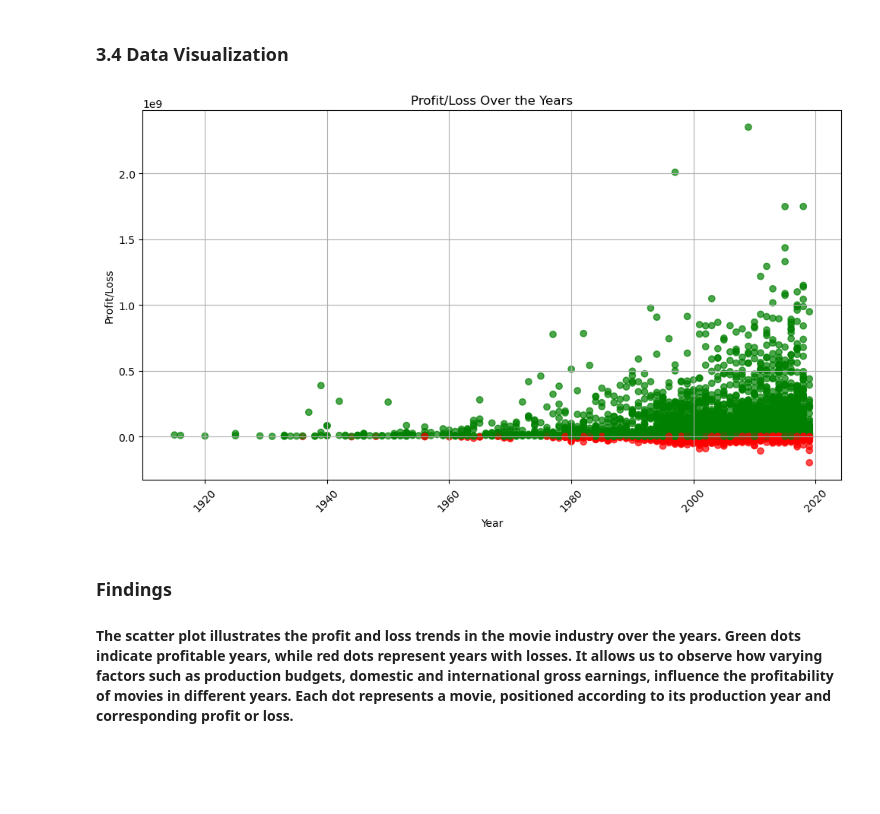
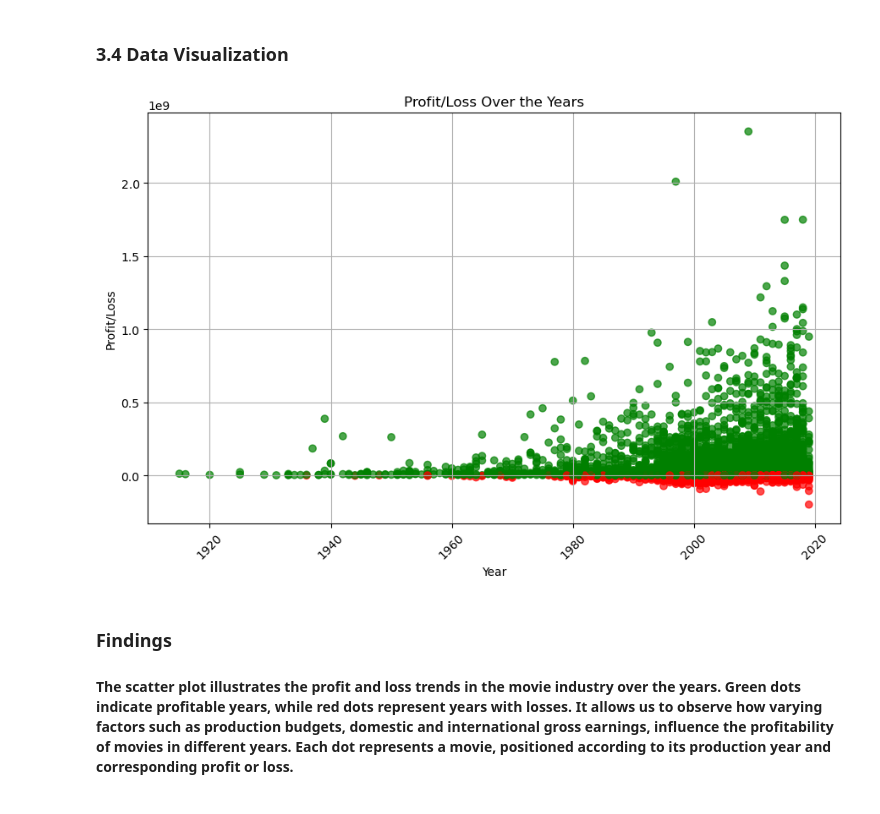
Before and after one commit to celinechege/Movie_analysis, a Jupyter notebook: student.ipynb, the cells around one changed output. Cells and saved outputs as stored; diff of their text form; code cells hidden in the pictures; blank space fills up the shorter version.

```diff
--- a/student.ipynb
+++ b/student.ipynb
@@ -432,20 +432,20 @@ dtype: int64
 # %%
 
 # Define colors for profit and loss
 colors = ['green' if profit_loss >= 0 else 'red' for profit_loss in movie_budgets['profit/loss']]
 
 # Plotting
-plt.figure(figsize=(10, 6))
+plt.figure(figsize=(9, 6))
 plt.scatter(movie_budgets['year'], movie_budgets['profit/loss'], color=colors, alpha=0.7)
 plt.xlabel('Year')
 plt.ylabel('Profit/Loss')
 plt.title('Profit/Loss Over the Years')
 plt.grid(True)  # Add grid lines for better visualization
 plt.xticks(rotation=45)  # Rotate x-axis labels for better readability
 plt.tight_layout()
 plt.show()
 # %% [output]
-[figure, old version]
+[figure, new version]
 # %% [markdown]
 ### Findings
 #### The scatter plot illustrates the profit and loss trends in the movie industry over the years. Green dots indicate profitable years, while red dots represent years with losses. It allows us to observe how varying factors such as production budgets, domestic and international gross earnings, influence the profitability of movies in different years. Each dot represents a movie, positioned according to its production year and corresponding profit or loss.
```
Also changed, not shown: parts of 19 cells of this notebook, 1 other file.
